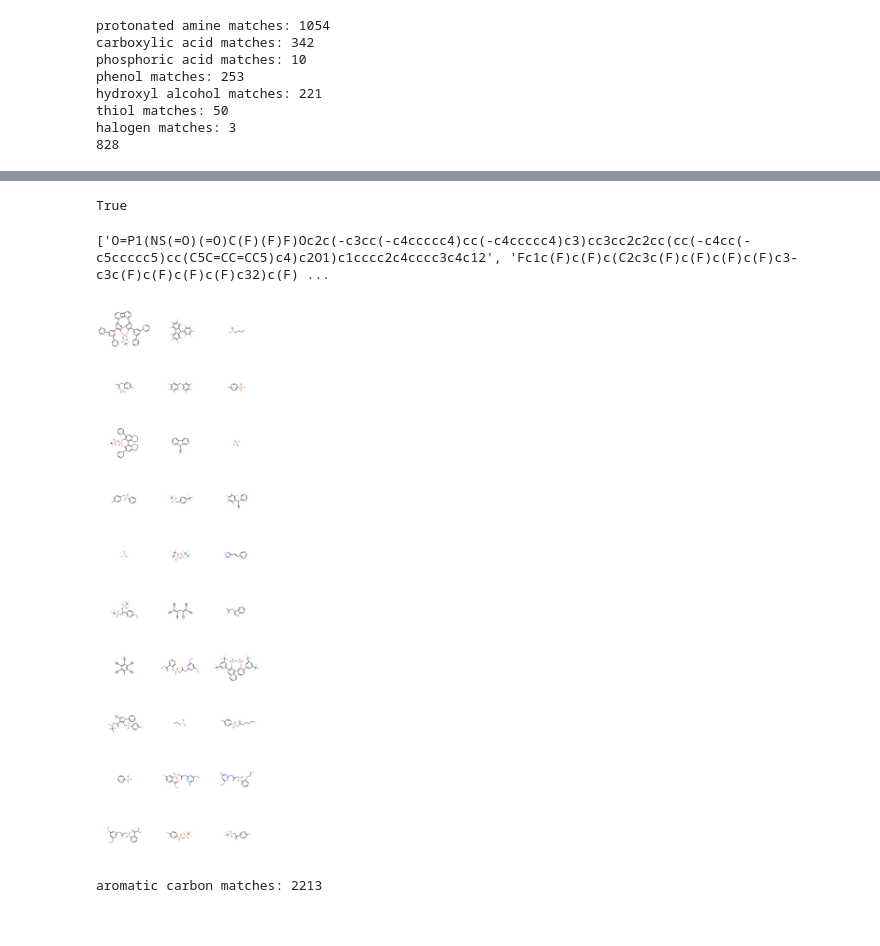
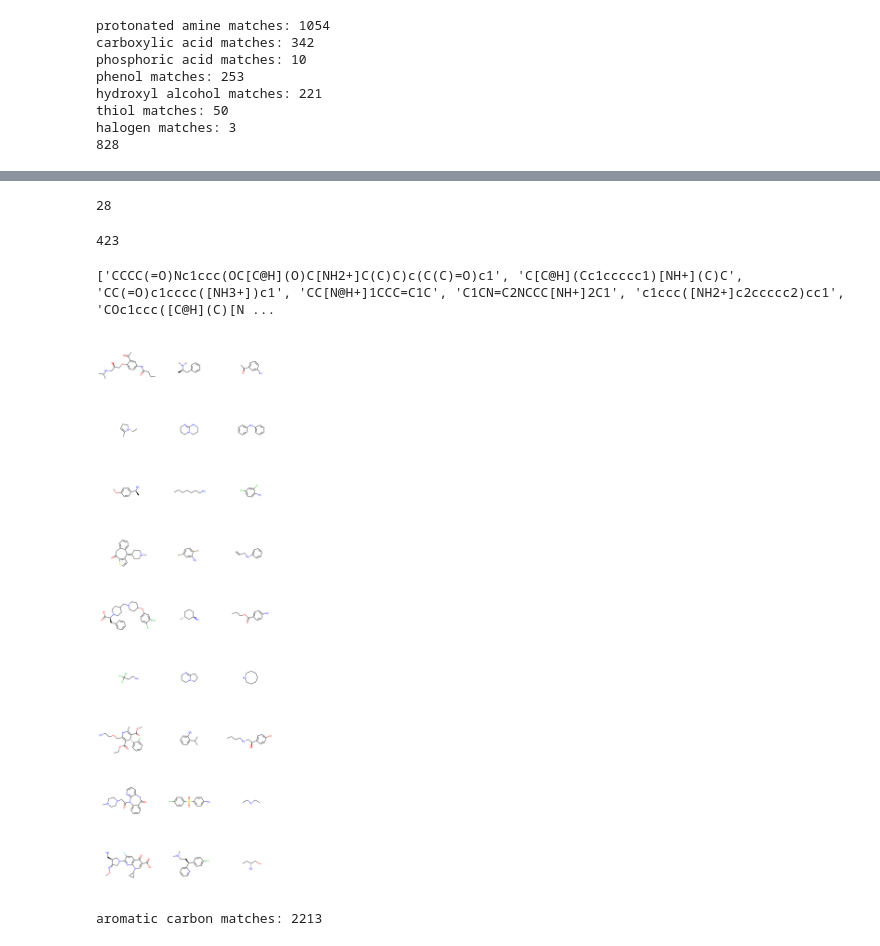
Before and after one commit to saratanov/git_honours, a Jupyter notebook: THESIS/database_analysis.ipynb, the cells around one changed output, grey strips where cells are left out. Drawn from its saved outputs; the diff is of its cells as text; code cells hidden in the pictures.

```diff
--- a/THESIS/database_analysis.ipynb
+++ b/THESIS/database_analysis.ipynb
@@ -514,17 +511,6 @@ acid_table.index.to_list()
 # %%
 colours = ['#a6cee3','#1f78b4','#b2df8a','#33a02c','#fb9a99','#e31a1c',
            '#fdbf6f','#ff7f00','#cab2d6','#6a3d9a','#FAE318','#b15928']
-
-category_names = ['Strongly disagree', 'Disagree',
-                  'Neither agree nor disagree', 'Agree', 'Strongly agree']
-results = {
-    'Question 1': [10, 15, 17, 32, 26],
-    'Question 2': [26, 22, 29, 10, 13],
-    'Question 3': [35, 37, 7, 2, 19],
-    'Question 4': [32, 11, 9, 15, 33],
-    'Question 5': [21, 29, 5, 5, 40],
-    'Question 6': [8, 19, 5, 30, 38]
-}
 
 classes = acid_table.columns.to_list()
 solvs = acid_table.index.to_list()
@@ -534,8 +520,7 @@ data_cum = acid_data.cumsum(axis=1)
 row_max = data_cum[:,-1]
 data_cum = data_cum * 100 / row_max[:, np.newaxis]
 acid_data = acid_data * 100 / row_max[:, np.newaxis]
-print(data_cum)
-category_colors = colours[:8]
+category_colors = colours[:11]
 
 fig, ax = plt.subplots(figsize=(12.5, 5))
 ax.invert_yaxis()
@@ -550,8 +535,8 @@ for i, (colname, color) in enumerate(zip(classes, category_colors)):
 
     text_color = 'white'
  #   ax.bar_label(rects, label_type='center', color=text_color)
-ax.legend(ncol=len(classes), bbox_to_anchor=(0, 1),
-          loc='lower left', fontsize='small')
+ax.legend(ncol=6, bbox_to_anchor=(0, 1),
+          loc='lower left', fontsize='medium')
 
 plt.savefig('solv_acids.png')
 plt.show()
@@ -736,19 +738,25 @@ error = [solutes[i] for i in range(len(class_list)) if class_list[i] == 8]
-# %%
-mol = Chem.MolFromSmiles('CN(C)CC[NH+](C)C')
-patt = Chem.MolFromSmarts('[NH+,NH2+,NH3+,nH+,nH2+,nH3+,NX3+,NX2+,N@H+,+]')
-mol.HasSubstructMatch(patt)
-# %% [output]
-True
+# %%
+solute_masses = [MolWt(Chem.MolFromSmiles(mol)) for mol in solute]
+mass = 50
+ids = [i for i, x in enumerate(solute_masses) if x < mass]
+error = [solute[i] for i in ids]
+len(error)
+# %% [output]
+28
+# %%
+ids = [i for i, x in enumerate(solute) if 'F' in x]
+error = [solute[i] for i in ids]
+len(error)
+# %% [output]
+423
 # %%
-error = [solutes[i] for i in range(len(class_list)) if class_list[i] == 8]
-
 from rdkit import Chem
 from rdkit.Chem import Draw, MolToSmiles
-print([error[x] for x in range(0,30)])
-Draw.MolsToGridImage([Chem.MolFromSmiles(error[x]) for x in range(0,30)], subImgSize=[400,400])
+print([error[x] for x in range(0,12)])
+Draw.MolsToGridImage([Chem.MolFromSmiles(error[x]) for x in range(0,27)], subImgSize=[400,400])
 # %% [output]
-['O=P1(NS(=O)(=O)C(F)(F)F)Oc2c(-c3cc(-c4ccccc4)cc(-c4ccccc4)c3)cc3cc2c2cc(cc(-c4cc(-c5ccccc5)cc(C5C=CC=CC5)c4)c2O1)c1cccc2c4cccc3c4c12', 'Fc1c(F)c(F)c(C2c3c(F)c(F)c(F)c(F)c3-c3c(F)c(F)c(F)c(F)c32)c(F) ...
+['CCCC(=O)Nc1ccc(OC[C@H](O)C[NH2+]C(C)C)c(C(C)=O)c1', 'C[C@H](Cc1ccccc1)[NH+](C)C', 'CC(=O)c1cccc([NH3+])c1', 'CC[N@H+]1CCC=C1C', 'C1CN=C2NCCC[NH+]2C1', 'c1ccc([NH2+]c2ccccc2)cc1', 'COc1ccc([C@H](C)[N ...
-[figure, old version]
+[figure, new version]
 # %%
 patt_list = [('aromatic carbon','[$([cX3](:*):*),$([cX2+](:*):*)]')]
 matches = ddict(list)
```
Also changed, not shown: parts of 10 cells of this notebook, 5 other files.
